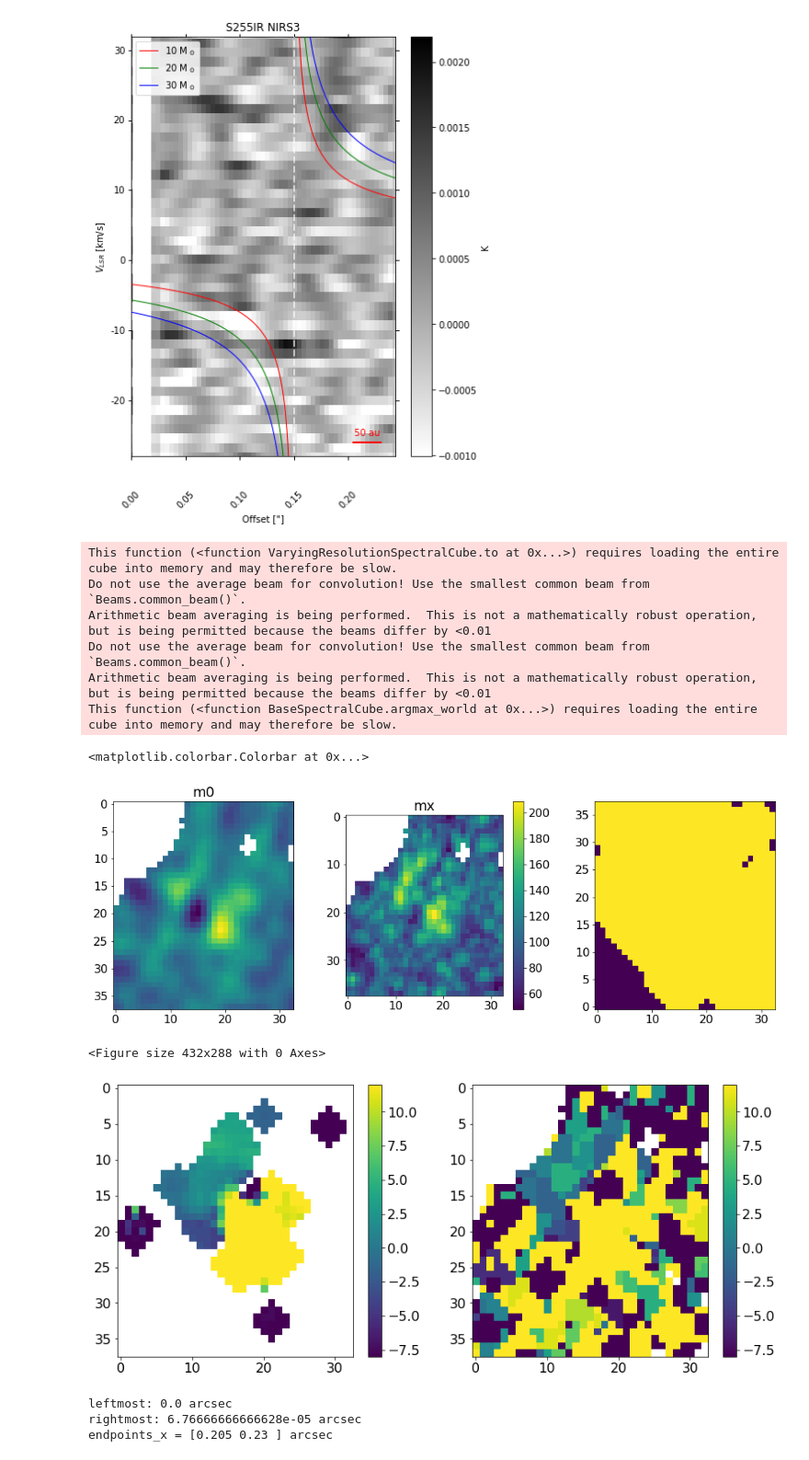
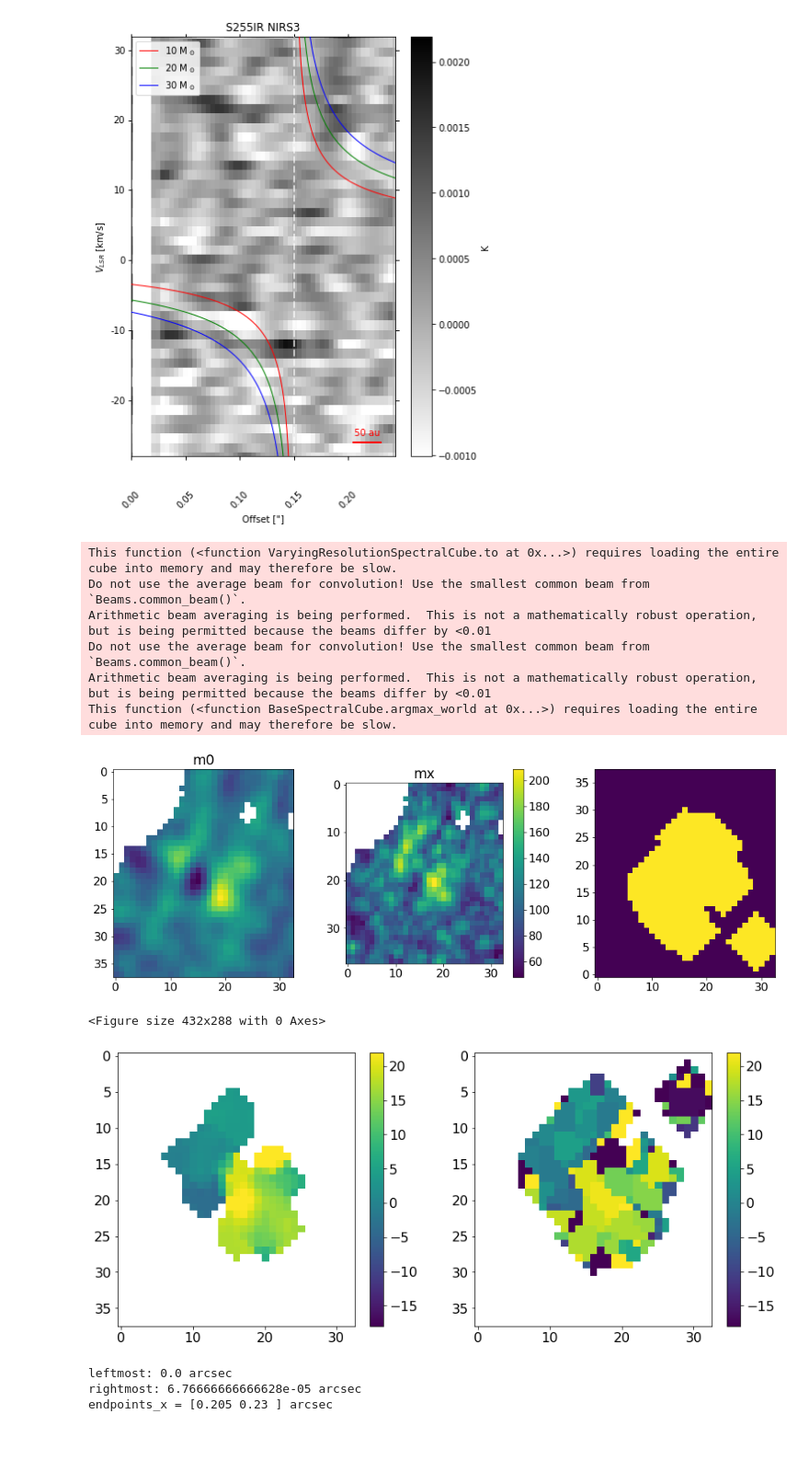
Before and after one commit to keflavich/saltmining, a Jupyter notebook: notebooks/S255IRSaltSearch.ipynb, the cells around one changed output. Shown at 92% size. Drawn from its saved outputs; the diff is of its cells as text; code cells hidden in the pictures.

```diff
--- a/notebooks/S255IRSaltSearch.ipynb
+++ b/notebooks/S255IRSaltSearch.ipynb
@@ -409,47 +427,44 @@ mx.quicklook()
 pl.title("mx")
 pl.colorbar()
 pl.subplot(1,3,3)
-msk = mx > 100*u.K
+msk = mx > 130*u.K
 msk = scipy.ndimage.binary_erosion(msk, iterations=1)
 msk = scipy.ndimage.binary_dilation(msk, iterations=5)
 pl.imshow(msk, interpolation='none', origin='lower')
 pl.tight_layout()
 pl.figure()
 
 
 
 from dask_image.ndmorph import binary_dilation, binary_erosion
-m3d = (scube > 70*u.K).include()
+m3d = (scube > 80*u.K).include()
 m3d = binary_erosion(m3d, iterations=1)
 m3d = binary_dilation(m3d, iterations=2)
 m3d = m3d.compute()
 
 
 m1 = scube.with_mask(msk).with_mask(m3d).moment1()
 pl.figure(figsize=(14,6))
 ax1 = pl.subplot(1,2,1)
-im = ax1.imshow(m1.value, vmin=vcen.value-10, vmax=vcen.value+10)
+im = ax1.imshow(m1.value, vmin=vcen.value-20, vmax=vcen.value+20)
 pl.colorbar(mappable=im)
 mxv = scube.with_mask(msk).argmax_world(axis=0)
 pl.subplot(1,2,2)
-pl.imshow(mxv.value, vmin=vcen.value-10, vmax=vcen.value+10)
+pl.imshow(mxv.value, vmin=vcen.value-20, vmax=vcen.value+20)
 pl.colorbar()
 
 
-#vmap = m1.hdu
-# the rest value selected above was just the line center; we need to assume it's really 32 km/s off
-#vmap.data = vmap.data
+vmap = m1.hdu
 # %% [output]
 This function (<function VaryingResolutionSpectralCube.to at 0x...>) requires loading the entire cube into memory and may therefore be slow.
 Do not use the average beam for convolution! Use the smallest common beam from `Beams.common_beam()`.
 Arithmetic beam averaging is being performed.  This is not a mathematically robust operation, but is being permitted because the beams differ by <0.01
 Do not use the average beam for convolution! Use the smallest common beam from `Beams.common_beam()`.
 Arithmetic beam averaging is being performed.  This is not a mathematically robust operation, but is being permitted because the beams differ by <0.01
 This function (<function BaseSpectralCube.argmax_world at 0x...>) requires loading the entire cube into memory and may therefore be slow.
+[figure, new version]
-<matplotlib.colorbar.Colorbar at 0x...>
+<Figure size 432x288 with 0 Axes>
-[figure, old version]
-<Figure size 432x288 with 0 Axes>
-[figure, old version]
+[figure, new version]
 # %%
 waterpvd = pvextractor.extract_pv_slice(watercube, path)
 # %%
```
Also changed, not shown: parts of 9 cells of this notebook, 3 other files.
